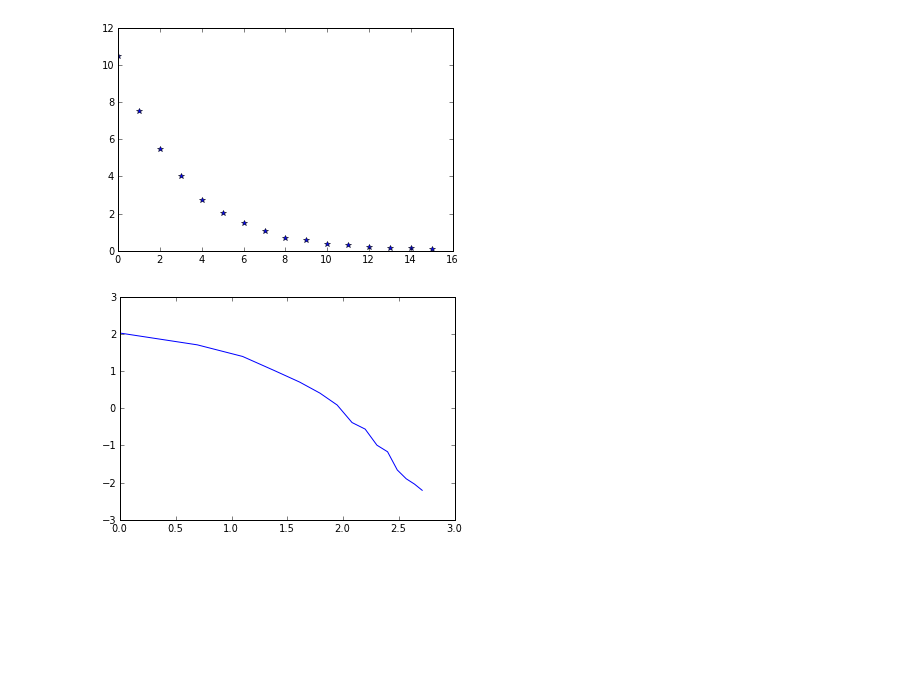
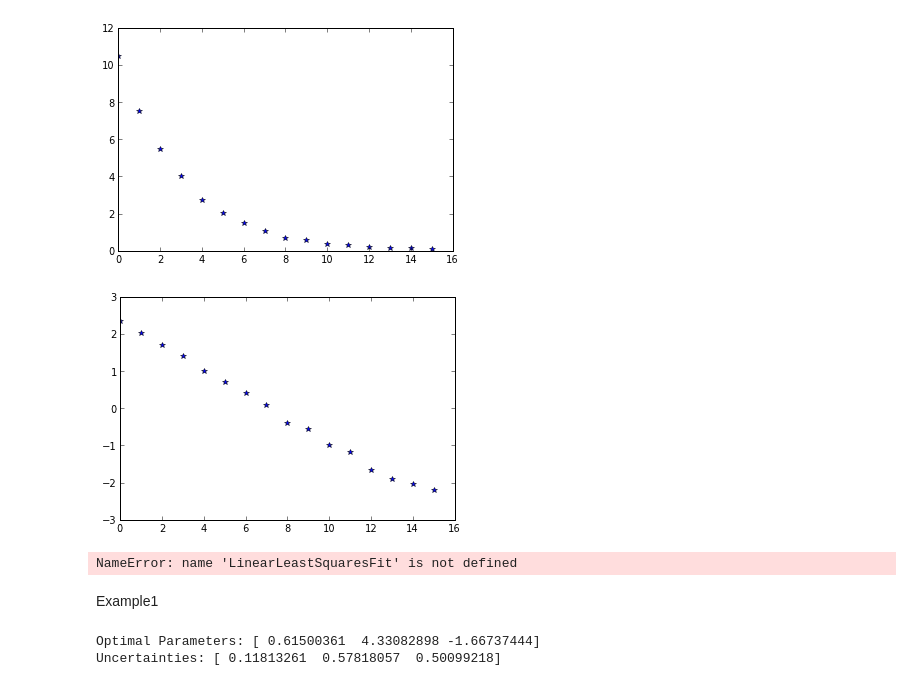
Before and after one commit to dbenton93/PHYS202-S13, a Jupyter notebook: Week10/Tuesday Activities.ipynb, the cells around one changed output. Saved outputs shown, nothing was run; the diff lists cells and outputs as text; code cells hidden in the pictures; blank space fills up the shorter version.

```diff
--- a/Week10/Tuesday Activities.ipynb
+++ b/Week10/Tuesday Activities.ipynb
@@ -7,7 +7,16 @@ show()
 # %% [output]
 [figure]
 # %%
-plot(log(t),log(N))
+plot((t),log(N),'b*')
 show()
 # %% [output]
-[figure, old version]
+[figure, new version]
+# %%
+import CurveFitting
+LinearLeastSquaresFit(t,N)
+#????????!!!!!!!!!!!!!!
+#I hate this game
+# %% [output]
+NameError: name 'LinearLeastSquaresFit' is not defined
+# %% [markdown]
+Example1
@@ -13,0 +31,12 @@ show()
+# %%
+p0 = [1.0,3.0,-2.0]
+popt, pcov = curve_fit(func,x,y,p0,yerr)
+punc=zeros(len(popt))
+for i in arange(0,len(popt)):
+    punc[i] = sqrt(pcov[i,i])
+
+print "Optimal Parameters:", popt
+print 'Uncertainties:', punc
+# %% [output]
+Optimal Parameters: [ 0.61500361  4.33082898 -1.66737444]
+Uncertainties: [ 0.11813261  0.57818057  0.50099218]
```
Also changed, not shown: parts of 13 cells of this notebook, 3 other files.
